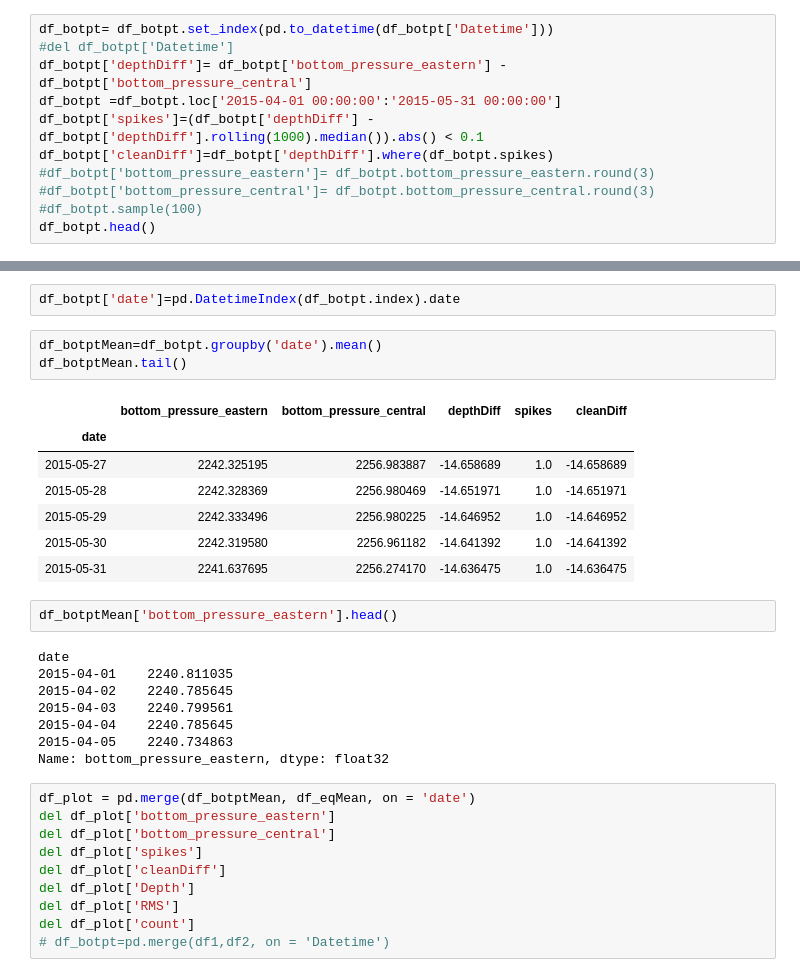
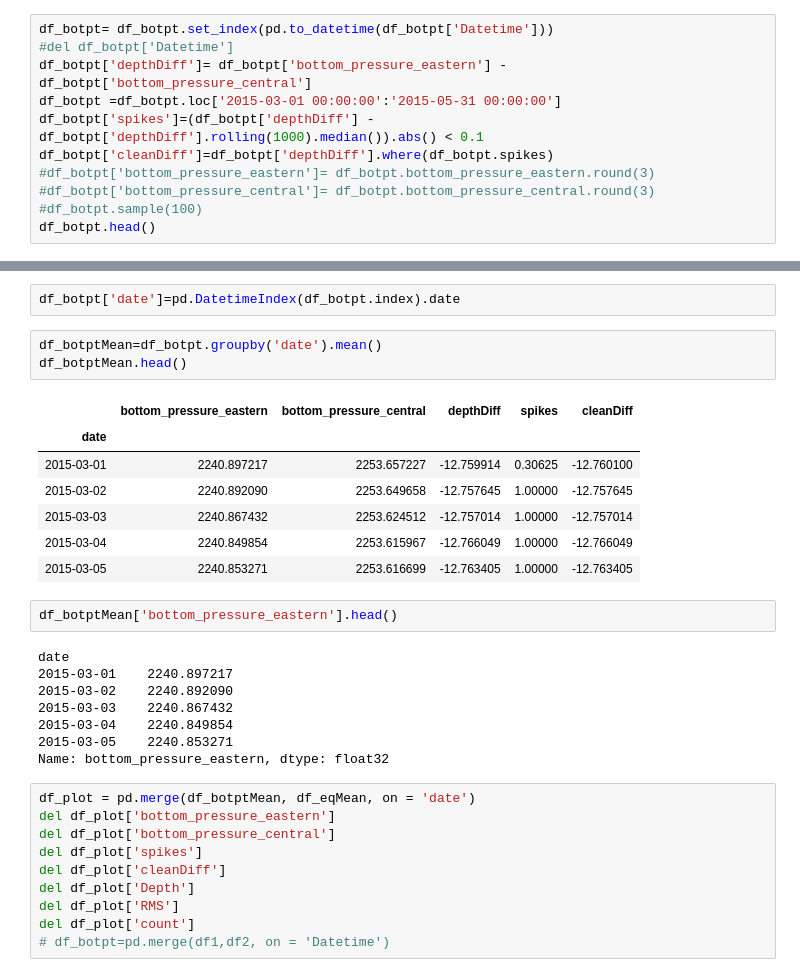
Before and after one commit to daxsoule/BOTPT, a Jupyter notebook: notebooks/cumulative_mag.ipynb, the cells around one changed output, grey strips where cells are left out. Cells and saved outputs as stored; diff of their text form.

```diff
--- a/notebooks/cumulative_mag.ipynb
+++ b/notebooks/cumulative_mag.ipynb
@@ -151,7 +148,7 @@ df_botpt.tail()
 df_botpt= df_botpt.set_index(pd.to_datetime(df_botpt['Datetime']))
 #del df_botpt['Datetime']
 df_botpt['depthDiff']= df_botpt['bottom_pressure_eastern'] - df_botpt['bottom_pressure_central']
-df_botpt =df_botpt.loc['2015-04-01 00:00:00':'2015-05-31 00:00:00']
+df_botpt =df_botpt.loc['2015-03-01 00:00:00':'2015-05-31 00:00:00']
 df_botpt['spikes']=(df_botpt['depthDiff'] - df_botpt['depthDiff'].rolling(1000).median()).abs() < 0.1
 df_botpt['cleanDiff']=df_botpt['depthDiff'].where(df_botpt.spikes)
 #df_botpt['bottom_pressure_eastern']= df_botpt.bottom_pressure_eastern.round(3)
@@ -181,24 +178,24 @@ for i in time:
 df_botpt['date']=pd.DatetimeIndex(df_botpt.index).date
 # %%
 df_botptMean=df_botpt.groupby('date').mean()
-df_botptMean.tail()
+df_botptMean.head()
 # %% [output]
 |  | bottom_pressure_eastern | bottom_pressure_central | depthDiff | spikes | cleanDiff |
 | date |  |  |  |  |  |
-| 2015-05-27 | 2242.325195 | 2256.983887 | -14.658689 | 1.0 | -14.658689 |
-| 2015-05-28 | 2242.328369 | 2256.980469 | -14.651971 | 1.0 | -14.651971 |
-| 2015-05-29 | 2242.333496 | 2256.980225 | -14.646952 | 1.0 | -14.646952 |
-| 2015-05-30 | 2242.319580 | 2256.961182 | -14.641392 | 1.0 | -14.641392 |
-| 2015-05-31 | 2241.637695 | 2256.274170 | -14.636475 | 1.0 | -14.636475 |
+| 2015-03-01 | 2240.897217 | 2253.657227 | -12.759914 | 0.30625 | -12.760100 |
+| 2015-03-02 | 2240.892090 | 2253.649658 | -12.757645 | 1.00000 | -12.757645 |
+| 2015-03-03 | 2240.867432 | 2253.624512 | -12.757014 | 1.00000 | -12.757014 |
+| 2015-03-04 | 2240.849854 | 2253.615967 | -12.766049 | 1.00000 | -12.766049 |
+| 2015-03-05 | 2240.853271 | 2253.616699 | -12.763405 | 1.00000 | -12.763405 |
 # %%
 df_botptMean['bottom_pressure_eastern'].head()
 # %% [output]
 date
-2015-04-01    2240.811035
-2015-04-02    2240.785645
-2015-04-03    2240.799561
-2015-04-04    2240.785645
-2015-04-05    2240.734863
+2015-03-01    2240.897217
+2015-03-02    2240.892090
+2015-03-03    2240.867432
+2015-03-04    2240.849854
+2015-03-05    2240.853271
 Name: bottom_pressure_eastern, dtype: float32
 # %%
 df_plot = pd.merge(df_botptMean, df_eqMean, on = 'date')
```
Also changed, not shown: parts of 12 cells of this notebook, 2 other files.
